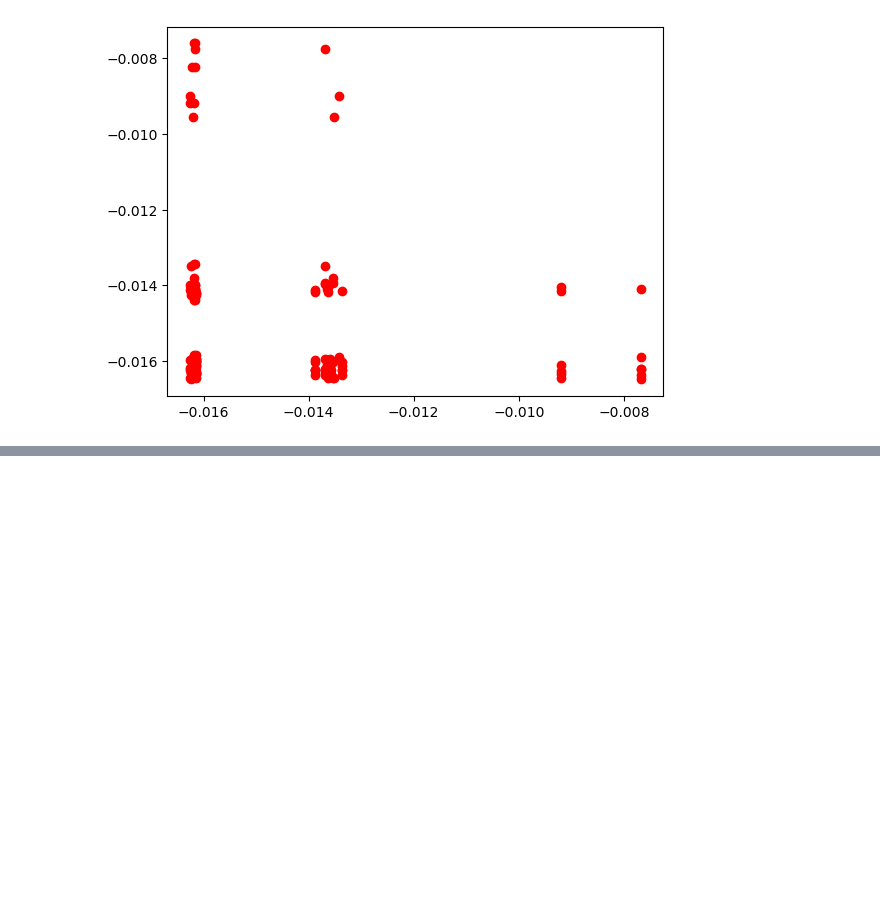
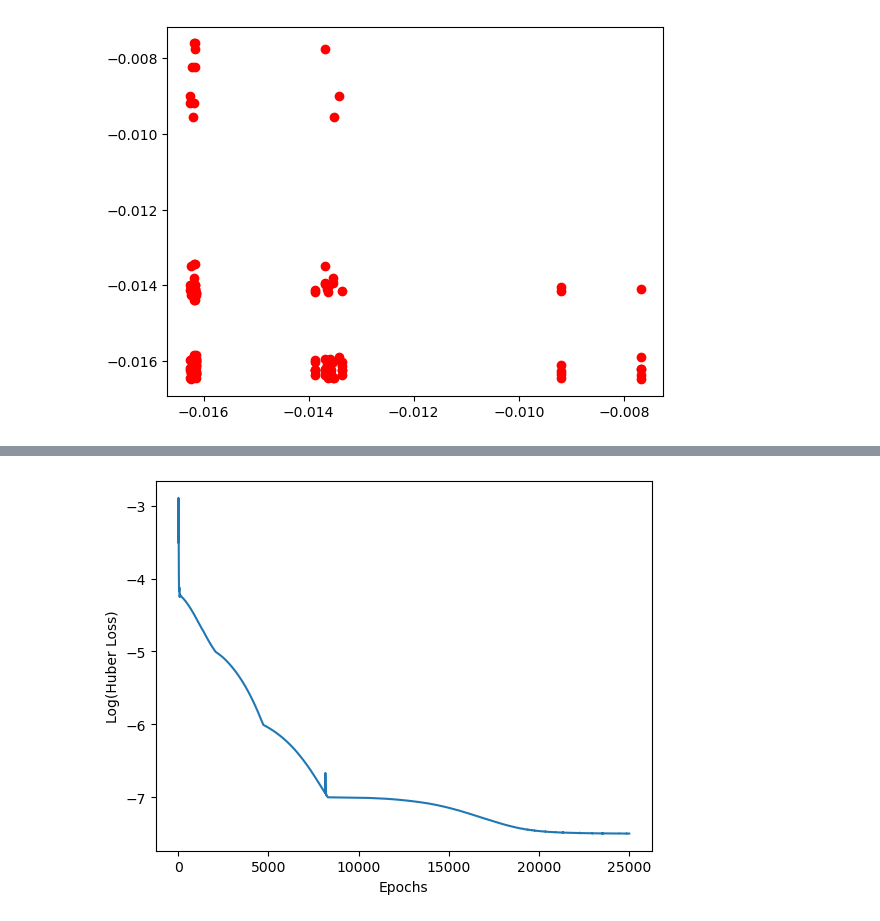
Before and after one commit to Scaralett/ML-correlation, a Jupyter notebook: Alkanes.ipynb, the cells around one changed output, grey strips where cells are left out. Cells and saved outputs as stored; diff of their text form; code cells hidden in the pictures; blank space fills up the shorter version.

```diff
--- a/Alkanes.ipynb
+++ b/Alkanes.ipynb
@@ -61,7 +61,8 @@ def chkorbid(o1,o2):
 
 
 def distances(o1,o2):
-    big_arr=np.empty((0,n**3))
+    #big_arr=np.empty((0,n**3))
+    big_list=[]
     for i in range(len(griddt[o1])):
         tmp_list=[]
         for j in range(len(griddt[o2])):
@@ -75,12 +76,12 @@ def distances(o1,o2):
             else:
                 w=(math.erf(a*r)/r)
             tmp_list.append(float(w))
-        tmp_arr=np.array(tmp_list)
+        #tmp_arr=np.array(tmp_list)
         #tmp_arr.reshape((1,len(tmp_list)))
-        big_arr=np.vstack((big_arr,tmp_arr))
-
-    big_arr=np.vstack((big_arr, orbitaldt[o1], orbitaldt[o2]))
-    return big_arr
+        #big_arr=np.vstack((big_arr,tmp_arr))
+        big_list = big_list + tmp_list
+    #big_arr=np.vstack((big_arr, orbitaldt[o1], orbitaldt[o2]))
+    return big_list
 
 def centdist(o1,o2):
     o1x,o1y,o1z = centdt[o1][0], centdt[o1][1],centdt[o1][2]
@@ -662,3 +714,13 @@ Epoch 2500, Loss: 3.030865114439507e-09
+# %%
+import matplotlib.pyplot as plt
+
+plt.plot(losstracker.keys(),losstracker.values())
+plt.xlabel('Epochs')
+plt.ylabel('Log(Huber Loss)')
+plt.savefig('test-loss-epochs-3outputnn1.png')
+plt.show()
+# %% [output]
+[figure, added]
 # %%
 def predict(x1, x2):
     # Forward pass through NN1
```
Also changed, not shown: parts of 11 cells of this notebook, 1 other file.
